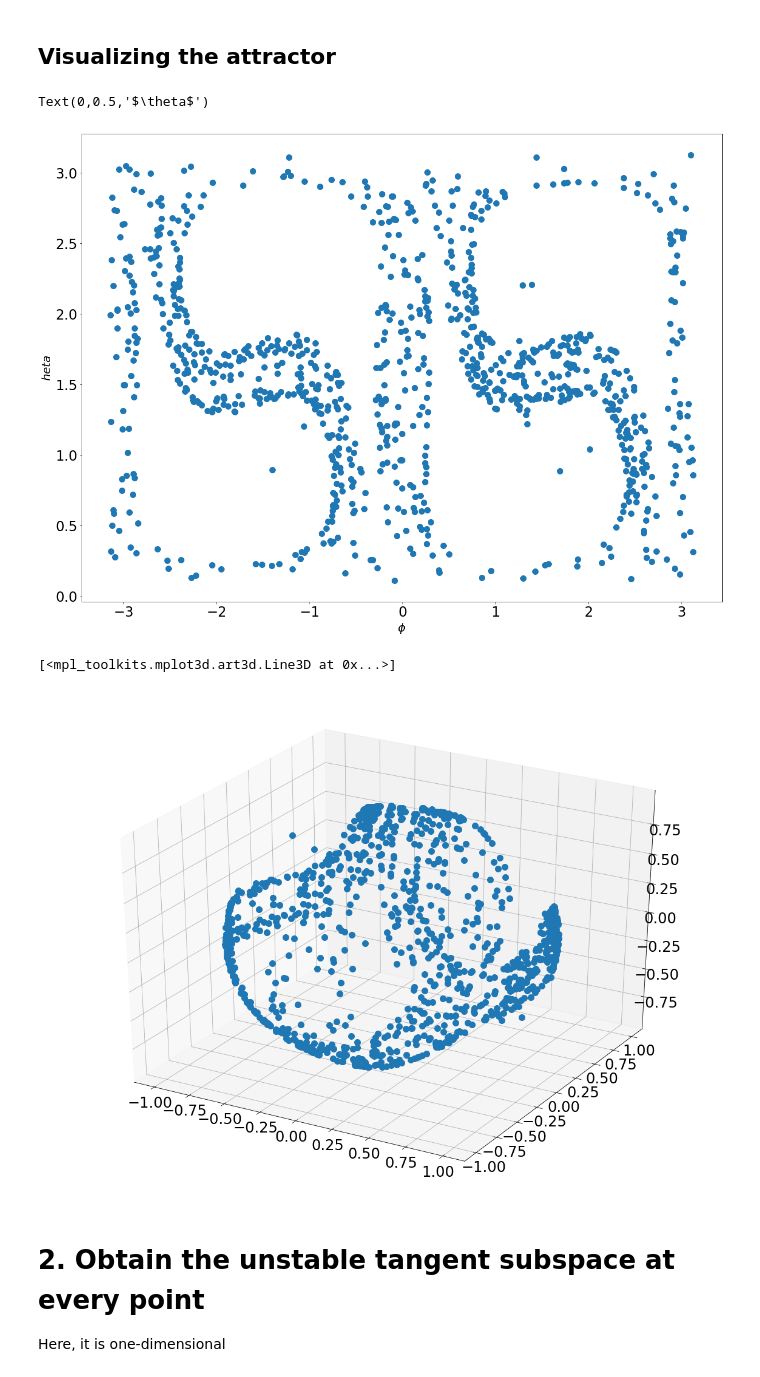
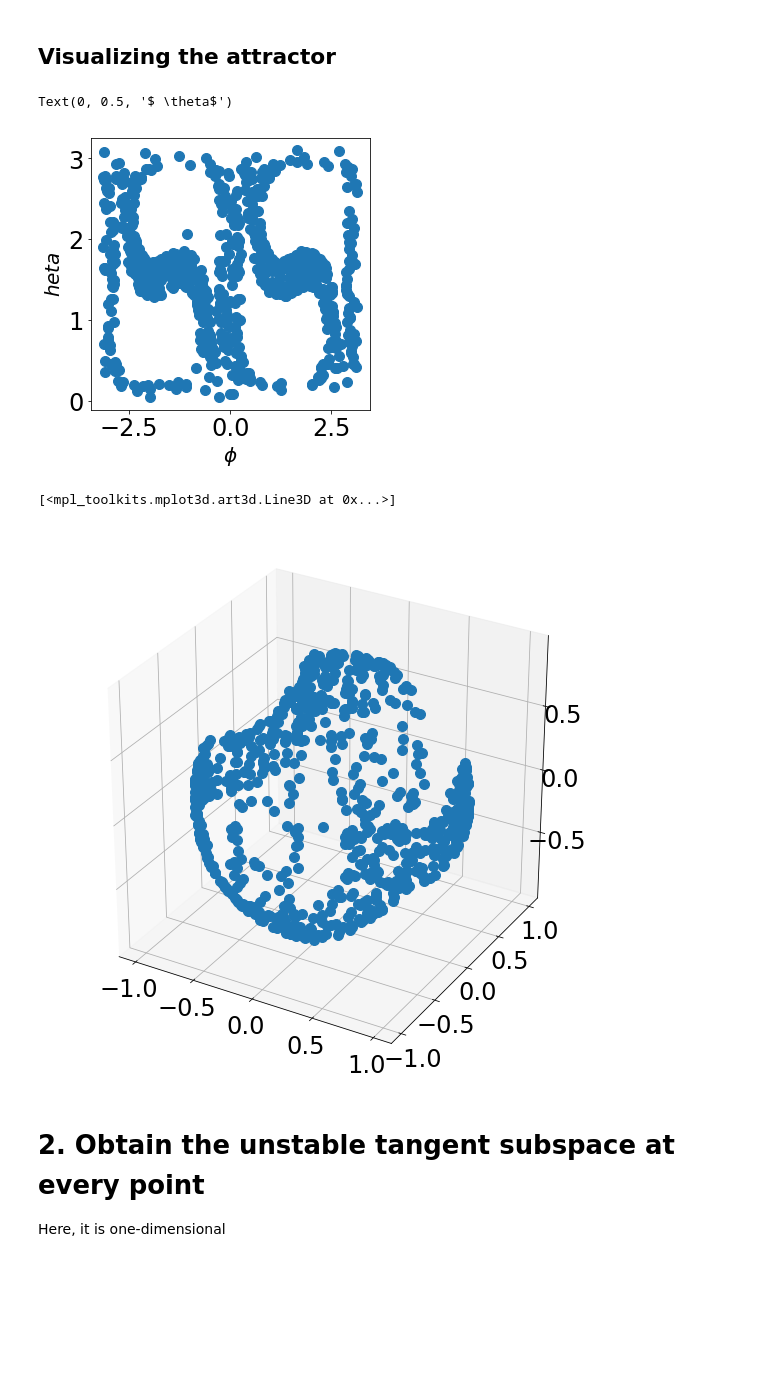
Before and after one commit to ni-sha-c/diffstatchaos-python, a Jupyter notebook: presentations/S3_algorithm_demo.ipynb, the cells around one changed output. Saved outputs shown, nothing was run; the diff lists cells and outputs as text; code cells hidden in the pictures; blank space fills up the shorter version.

```diff
--- a/presentations/S3_algorithm_demo.ipynb
+++ b/presentations/S3_algorithm_demo.ipynb
@@ -39,16 +42,14 @@ u_trj = s3_map.solve_primal(solver,\
 # %%
-theta = arccos(u_trj.T[2])
-phi = arctan2(u_trj.T[0], u_trj.T[1])
-fig = figure(figsize=[20,15])
+fig = figure(figsize=[5,5])
 ax = fig.add_subplot(111)
 ax.plot(phi, theta, '.')
 ax.set_xlabel('$\phi$')
 ax.set_ylabel('$ \theta$')
 # %% [output]
-Text(0,0.5,'$\theta$')
+Text(0, 0.5, '$ \theta$')
-[figure, old version]
+[figure, new version]
 # %%
-fig = figure(figsize=[20,15])
+fig = figure(figsize=[10,10])
 ax = fig.add_subplot(111,projection='3d')
 x_trj = u_trj.T[0]
 y_trj = u_trj.T[1]
@@ -56,7 +57,7 @@ z_trj = u_trj.T[2]
 ax.plot(x_trj, y_trj, z_trj,'.')
 # %% [output]
 [<mpl_toolkits.mplot3d.art3d.Line3D at 0x...>]
-[figure, old version]
+[figure, new version]
 # %% [markdown]
 # 2. Obtain the unstable tangent subspace at every point
 Here, it is one-dimensional
```
Also changed, not shown: parts of 4 cells of this notebook, 3 other files.
